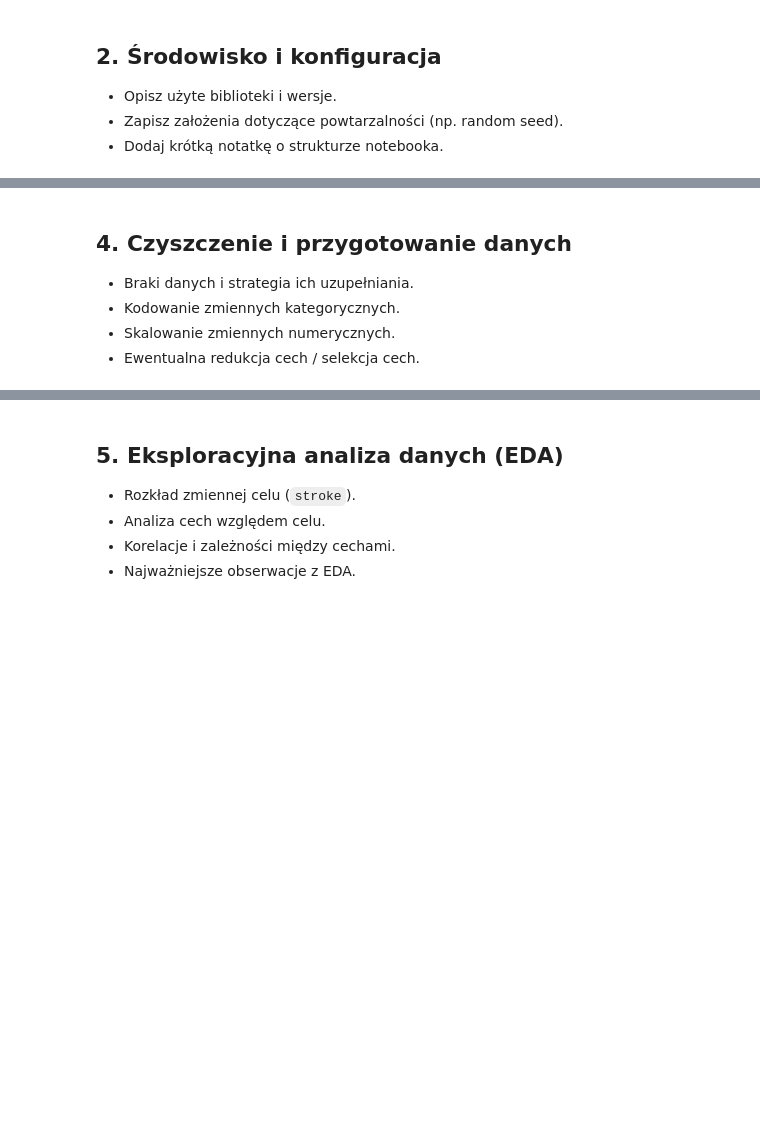
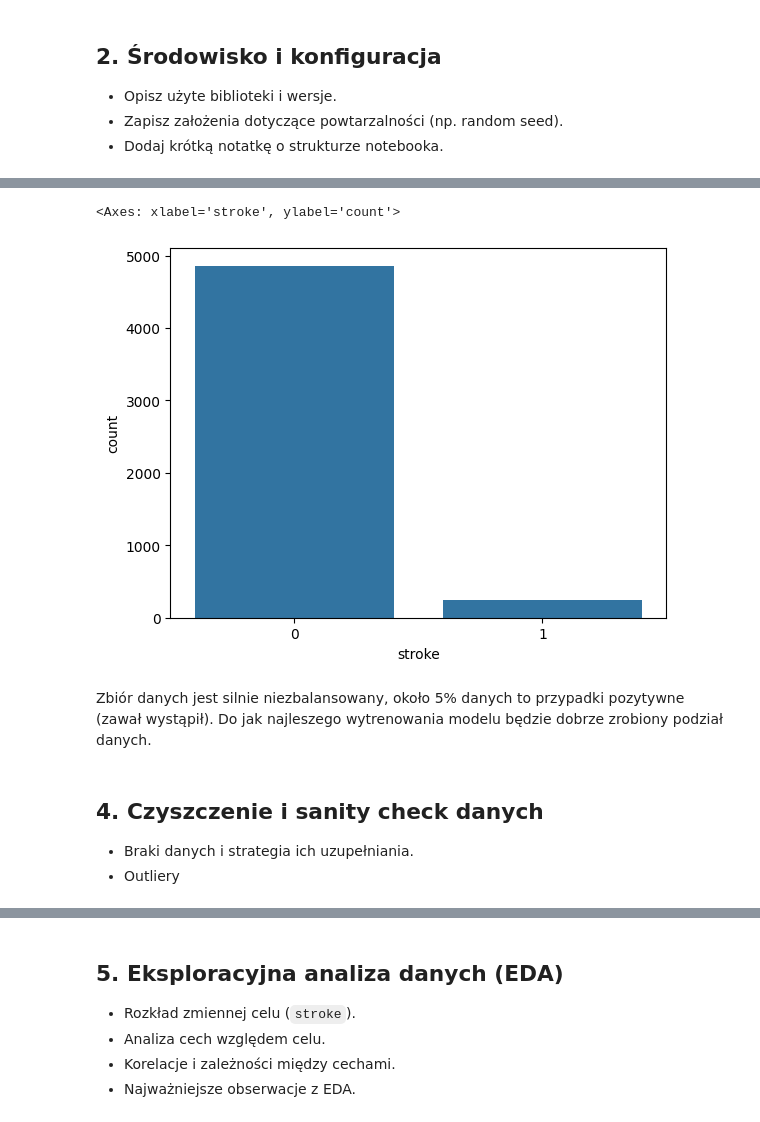
Before and after one commit to Zajecia-na-PWr-LR/lista-4-projekt-grupowy-malinki-wiki, a Jupyter notebook: notebooks/Stroke_Prediction.ipynb, the cells around one changed output, grey strips where cells are left out. Cells and saved outputs as stored; diff of their text form; code cells hidden in the pictures; blank space fills up the shorter version.

```diff
--- a/notebooks/Stroke_Prediction.ipynb
+++ b/notebooks/Stroke_Prediction.ipynb
@@ -20,3 +29,7 @@ Podstawowa struktura notebooka do projektu klasyfikacji ryzyka udaru.
 - Wymiary zbioru i opis kolumn.
 - Typy zmiennych (numeryczne / kategoryczne).
 - Krótki komentarz o jakości danych.
+# %%
+df = pd.read_csv('../data/healthcare-dataset-stroke-data.csv', index_col=0)
+
+df.shape
@@ -23,7 +66,12 @@ Podstawowa struktura notebooka do projektu klasyfikacji ryzyka udaru.
+# %%
+sns.countplot(df, x=df.stroke)
+# %% [output]
+<Axes: xlabel='stroke', ylabel='count'>
+[figure, added]
+# %% [markdown]
+Zbiór danych jest silnie niezbalansowany, około 5% danych to przypadki pozytywne (zawał wystąpił). Do jak najleszego wytrenowania modelu będzie dobrze zrobiony podział danych.
 # %% [markdown]
-## 4. Czyszczenie i przygotowanie danych
+## 4. Czyszczenie i sanity check danych
 
 - Braki danych i strategia ich uzupełniania.
-- Kodowanie zmiennych kategorycznych.
-- Skalowanie zmiennych numerycznych.
-- Ewentualna redukcja cech / selekcja cech.
+- Outliery
```
Also changed, not shown: parts of 25 cells of this notebook, 1 other file.
